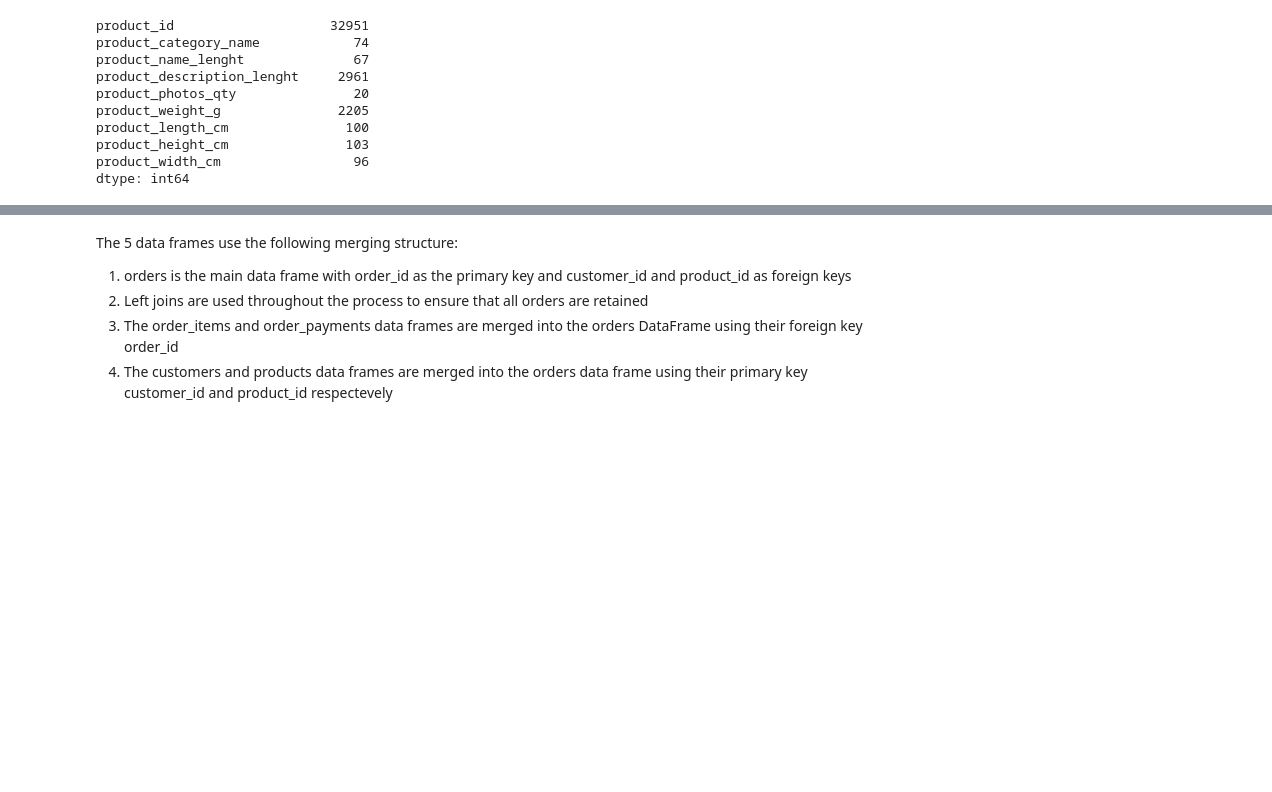
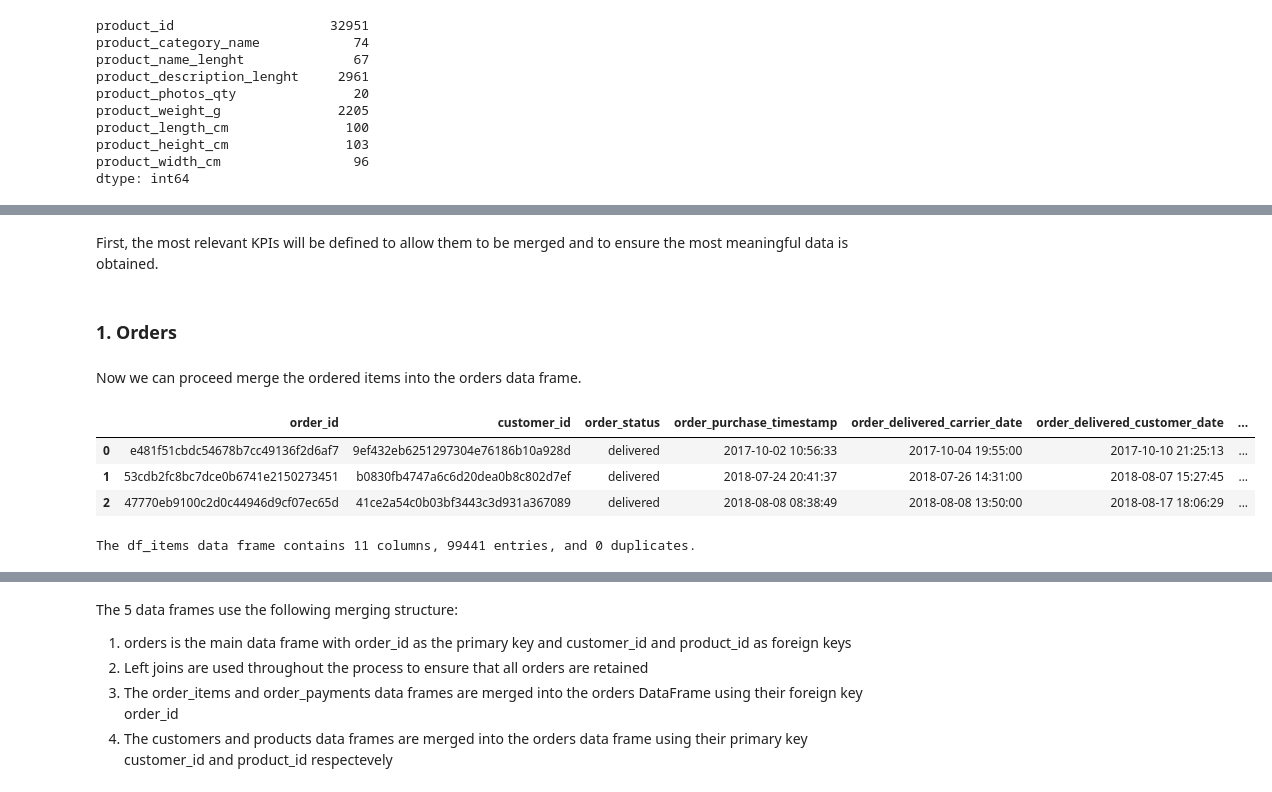
Before and after one commit to alfalfal/business_performance_analysis, a Jupyter notebook: EDA-and-modeling.ipynb, the cells around one changed output, grey strips where cells are left out. Saved outputs shown, nothing was run; the diff lists cells and outputs as text; code cells hidden in the pictures; blank space fills up the shorter version.

```diff
--- a/EDA-and-modeling.ipynb
+++ b/EDA-and-modeling.ipynb
@@ -433,0 +434,52 @@ dtype: int64
+# %% [markdown]
+First, the most relevant KPIs will be defined to allow them to be merged and to ensure the most meaningful data is obtained.
+# %%
+# LIST THE COLUMN NAMES THAT WILL BE USED FROM THE ORDERS, ORDER_ITEMS, AND PRODUCTS DATA FRAME
+
+orders_col_to_use = ['order_id', 'customer_id', 'order_status', 'order_purchase_timestamp', 'order_delivered_carrier_date', 'order_delivered_customer_date', 'order_estimated_delivery_date']
+
+items_col_to_use = ['order_id', 'product_id', 'order_item_id', 'price', 'freight_value']
+
+products_col_to_use = ['product_id', 'product_category_name', 'product_weight_g', 'product_length_cm', 'product_height_cm', 'product_width_cm']
+
+# GENERATE THE FINAL FRAMES THAT WILL BE MERGED
+
+orders_frame_to_merge = orders[orders_col_to_use]
+
+order_items_frame_to_merge = order_items[items_col_to_use]
+
+products_frame_to_merge = products[products_col_to_use]
+# %% [markdown]
+### 1. Orders
+# %% [markdown]
+Now we can proceed merge the ordered items into the orders data frame.
+# %%
+# DEFINE AN AGGREGATED FRAME WITH THE RELEVENAT COLUMNS FROM THE ORDER_ITEMS DATA FRAME
+
+agg_items = order_items_frame_to_merge.groupby(by= 'order_id').agg(
+                                                                        number_items = ('product_id', 'count'),
+                                                                        order_price = ('price', 'sum'),
+                                                                        order_freight_value = ('freight_value', 'sum'))
+
+# ADDS A NEW KPI ('REVENUE') TO THE AGG-ITEMS FRAME
+
+agg_items['revenue'] = agg_items['order_price'] + agg_items['order_freight_value']
+# %%
+# RUN A LEFT JOIN BETWEEN ORDERS_LEFT (LEFT FRAME) AND AGG_ITEMS (RIGHT)
+
+df_orders = orders_frame_to_merge.merge(right= agg_items, on= 'order_id', how= 'left')
+
+# DISPLAY THE TOP 3 ROWS OF THE ORDERS_DF DATA FRAME
+
+df_orders.head(3)
+# %% [output]
+|  | order_id | customer_id | order_status | order_purchase_timestamp | order_delivered_carrier_date | order_delivered_customer_date | ... |
+| 0 | e481f51cbdc54678b7cc49136f2d6af7 | 9ef432eb6251297304e76186b10a928d | delivered | 2017-10-02 10:56:33 | 2017-10-04 19:55:00 | 2017-10-10 21:25:13 | ... |
+| 1 | 53cdb2fc8bc7dce0b6741e2150273451 | b0830fb4747a6c6d20dea0b8c802d7ef | delivered | 2018-07-24 20:41:37 | 2018-07-26 14:31:00 | 2018-08-07 15:27:45 | ... |
+| 2 | 47770eb9100c2d0c44946d9cf07ec65d | 41ce2a54c0b03bf3443c3d931a367089 | delivered | 2018-08-08 08:38:49 | 2018-08-08 13:50:00 | 2018-08-17 18:06:29 | ... |
+# %%
+# PROVIDE INFORMATION ABOUT THE NUMBER OF COLUMNS AND ROWS IN THE DATA FRAME
+
+print(f'The df_items data frame contains {df_orders.shape[1]} columns, {df_orders.shape[0]} entries, and {df_orders.duplicated().sum()} duplicates.')
+# %% [output]
+The df_items data frame contains 11 columns, 99441 entries, and 0 duplicates.
```
Also changed, not shown: parts of 10 cells of this notebook.
